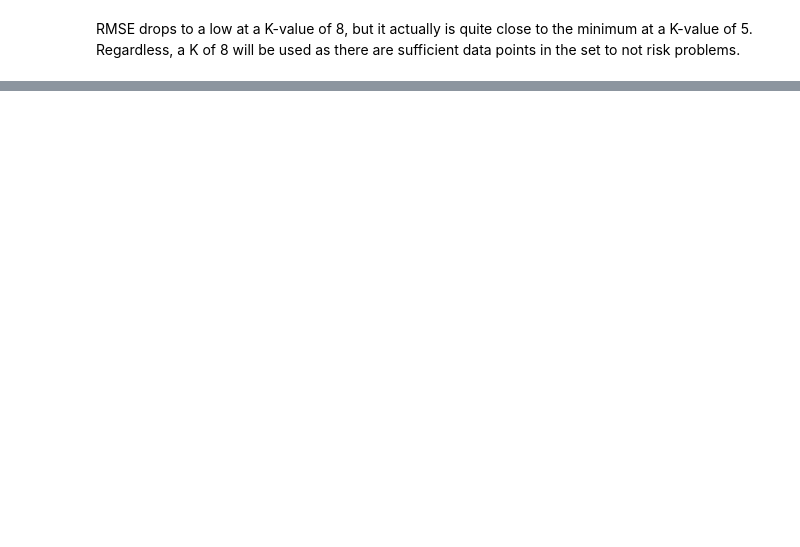
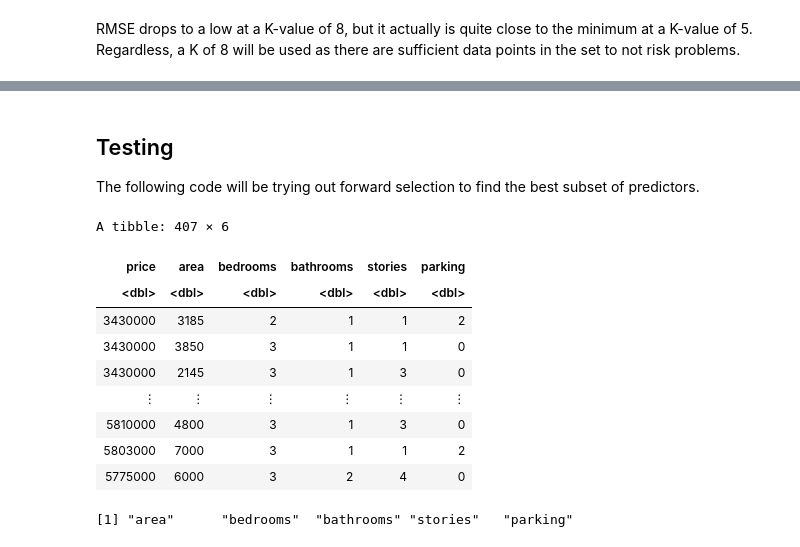
Before and after one commit to chwu01/DSCI-Group-Project, a Jupyter notebook: knn regression.ipynb, the cells around one changed output, grey strips where cells are left out. Cells and saved outputs as stored; diff of their text form; code cells hidden in the pictures; blank space fills up the shorter version.

```diff
--- a/knn regression.ipynb
+++ b/knn regression.ipynb
@@ -114,0 +146,25 @@ knn_summary
+# %% [markdown]
+## Testing
+
+The following code will be trying out forward selection to find the best subset of predictors.
+# %%
+housing_subset <- housing_train |>
+    select(price, area, bedrooms, bathrooms, stories, parking)
+
+housing_subset
+
+names <- colnames(housing_subset |> select(-price))
+
+names
+# %% [output]
+A tibble: 407 × 6
+| price | area | bedrooms | bathrooms | stories | parking |
+| <dbl> | <dbl> | <dbl> | <dbl> | <dbl> | <dbl> |
+| 3430000 | 3185 | 2 | 1 | 1 | 2 |
+| 3430000 | 3850 | 3 | 1 | 1 | 0 |
+| 3430000 | 2145 | 3 | 1 | 3 | 0 |
+| ⋮ | ⋮ | ⋮ | ⋮ | ⋮ | ⋮ |
+| 5810000 | 4800 | 3 | 1 | 3 | 0 |
+| 5803000 | 7000 | 3 | 1 | 1 | 2 |
+| 5775000 | 6000 | 3 | 2 | 4 | 0 |
+[1] "area"      "bedrooms"  "bathrooms" "stories"   "parking"
```
Also changed, not shown: parts of 6 cells of this notebook.
